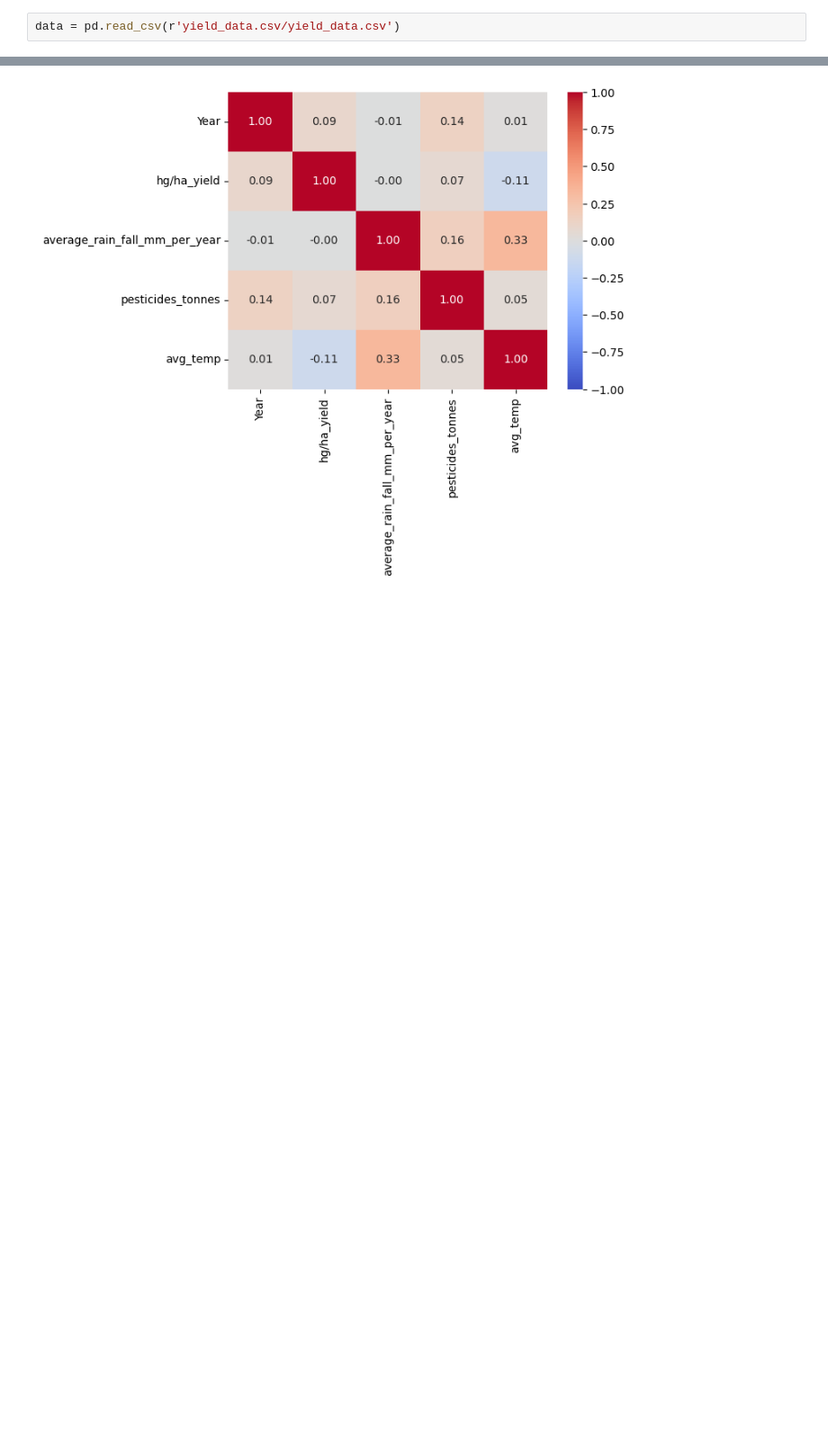
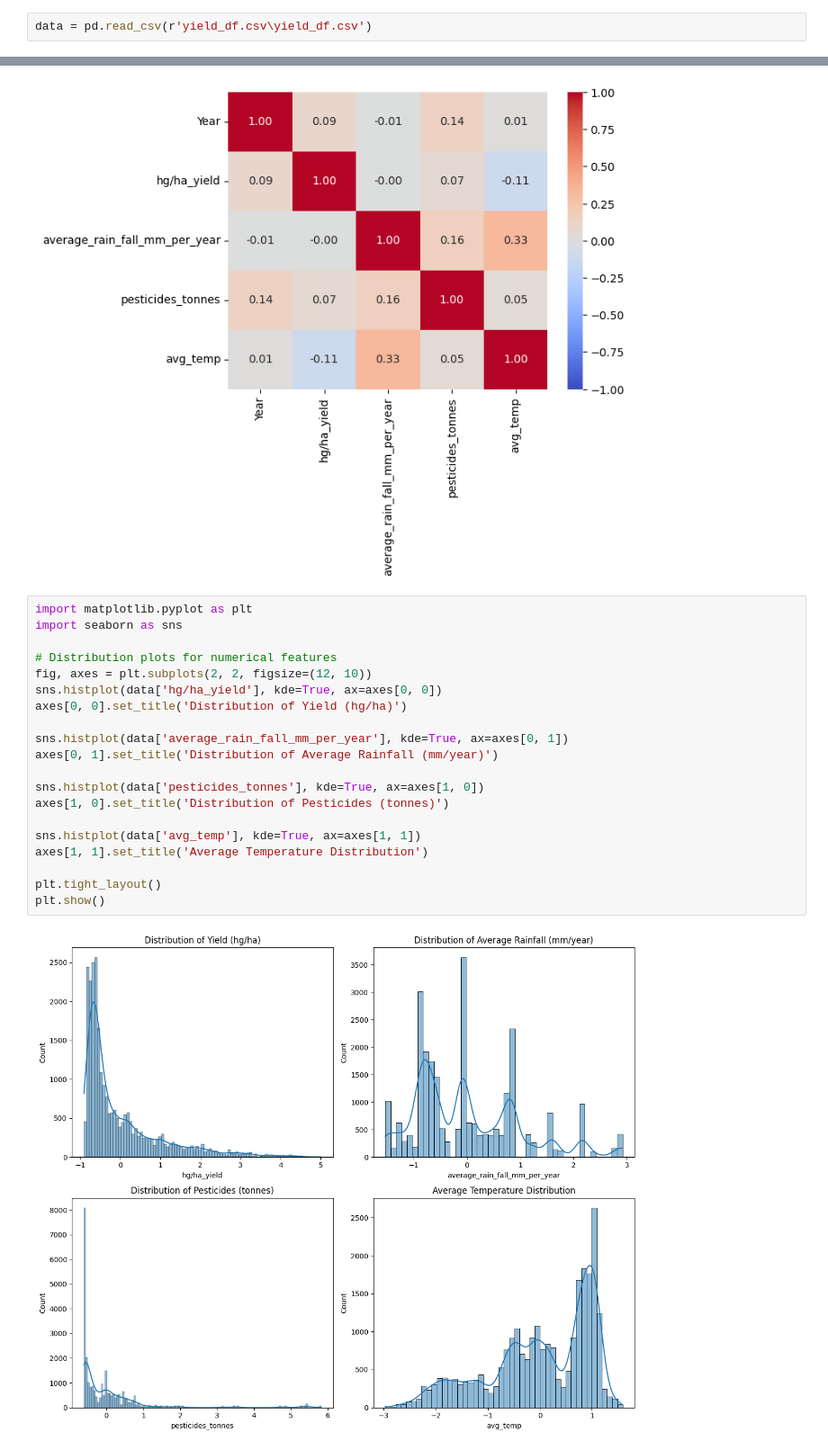
Before and after one commit to kv22aac/final-project-crop-yield-prediction, a Jupyter notebook: test.ipynb, the cells around one changed output, grey strips where cells are left out. Shown at 90% size. Saved outputs shown, nothing was run; the diff lists cells and outputs as text; blank space fills up the shorter version.

```diff
--- a/test.ipynb
+++ b/test.ipynb
@@ -1,7 +1,7 @@
 # %%
 import pandas as pd
 # %%
-data = pd.read_csv(r'yield_data.csv/yield_data.csv')
+data = pd.read_csv(r'yield_df.csv\yield_df.csv')
 # %%
 data.head()
 # %% [output]
@@ -95,3 +95,25 @@ sns.heatmap(corr,annot=True, cmap='coolwarm', fmt=".2f",vmin=-1)
 # %% [output]
 <Axes: >
 [figure]
+# %%
+import matplotlib.pyplot as plt
+import seaborn as sns
+
+# Distribution plots for numerical features
+fig, axes = plt.subplots(2, 2, figsize=(12, 10))
+sns.histplot(data['hg/ha_yield'], kde=True, ax=axes[0, 0])
+axes[0, 0].set_title('Distribution of Yield (hg/ha)')
+
+sns.histplot(data['average_rain_fall_mm_per_year'], kde=True, ax=axes[0, 1])
+axes[0, 1].set_title('Distribution of Average Rainfall (mm/year)')
+
+sns.histplot(data['pesticides_tonnes'], kde=True, ax=axes[1, 0])
+axes[1, 0].set_title('Distribution of Pesticides (tonnes)')
+
+sns.histplot(data['avg_temp'], kde=True, ax=axes[1, 1])
+axes[1, 1].set_title('Average Temperature Distribution')
+
+plt.tight_layout()
+plt.show()
+# %% [output]
+[figure, added]
```
Also changed, not shown: parts of 6 cells of this notebook, 1 other file.
